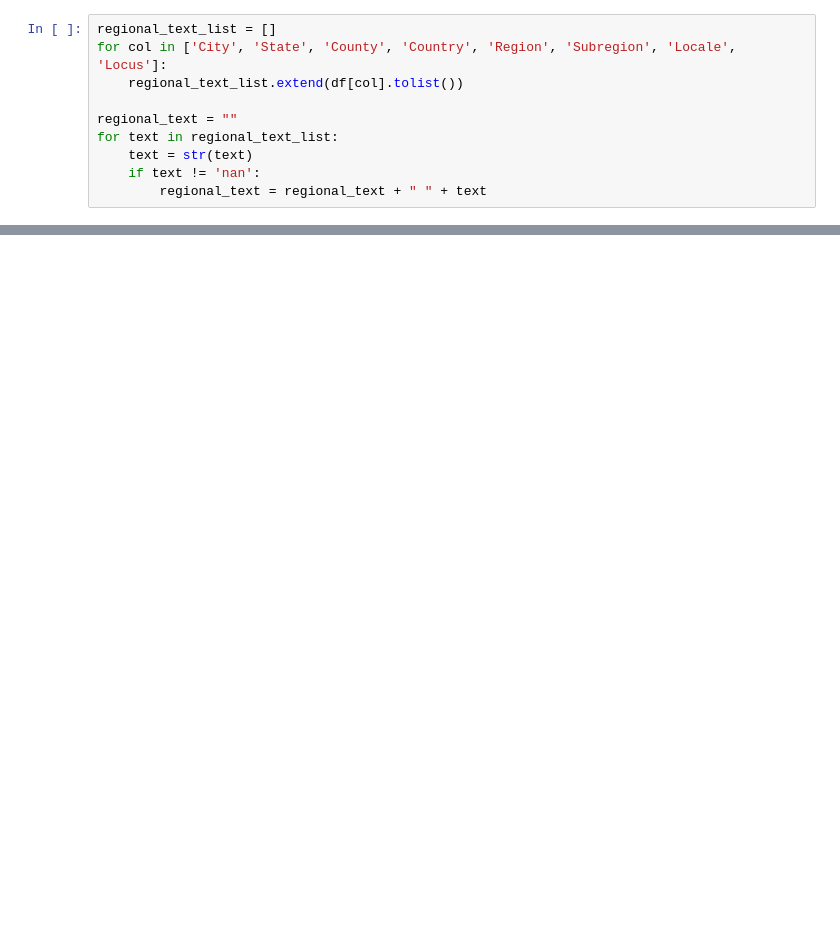
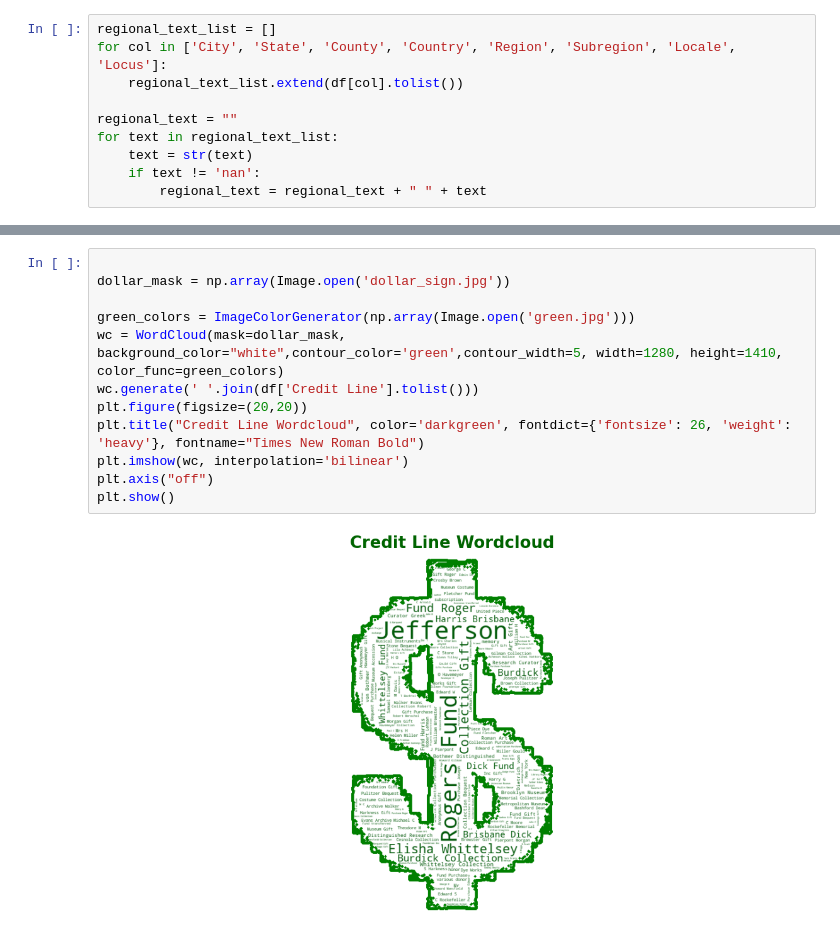
Before and after one commit to agraham85/metmuseum-datamining, a Jupyter notebook: mike_visuals.ipynb, the cells around one changed output, grey strips where cells are left out. Cells and saved outputs as stored; diff of their text form; blank space fills up the shorter version.

```diff
--- a/mike_visuals.ipynb
+++ b/mike_visuals.ipynb
@@ -65,0 +120,14 @@ plt.show()
+# %%
+
+dollar_mask = np.array(Image.open('dollar_sign.jpg'))
+
+green_colors = ImageColorGenerator(np.array(Image.open('green.jpg')))
+wc = WordCloud(mask=dollar_mask, background_color="white",contour_color='green',contour_width=5, width=1280, height=1410, color_func=green_colors)
+wc.generate(' '.join(df['Credit Line'].tolist()))
+plt.figure(figsize=(20,20))
+plt.title("Credit Line Wordcloud", color='darkgreen', fontdict={'fontsize': 26, 'weight': 'heavy'}, fontname="Times New Roman Bold")
+plt.imshow(wc, interpolation='bilinear')
+plt.axis("off")
+plt.show()
+# %% [output]
+[figure, added]
```
Also changed, not shown: parts of 14 cells of this notebook, 9 other files.
